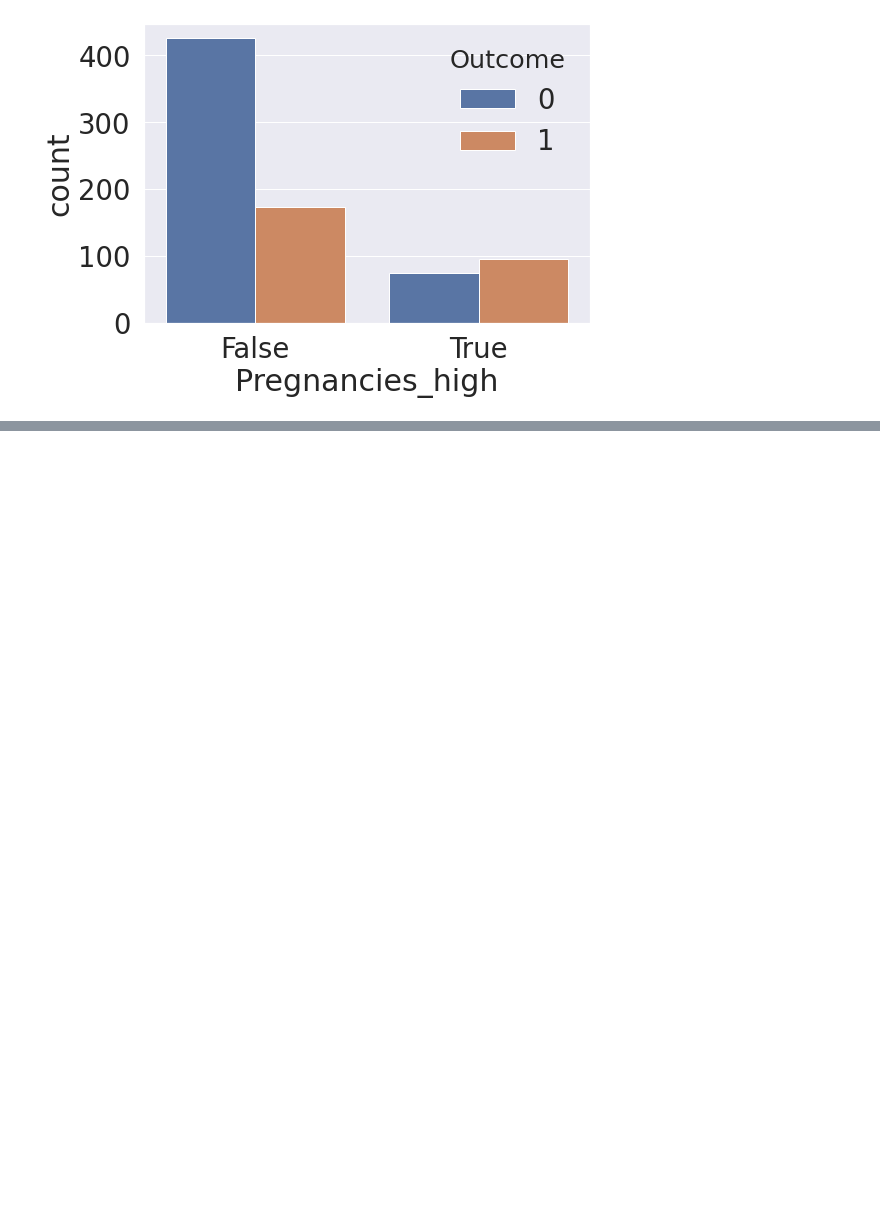
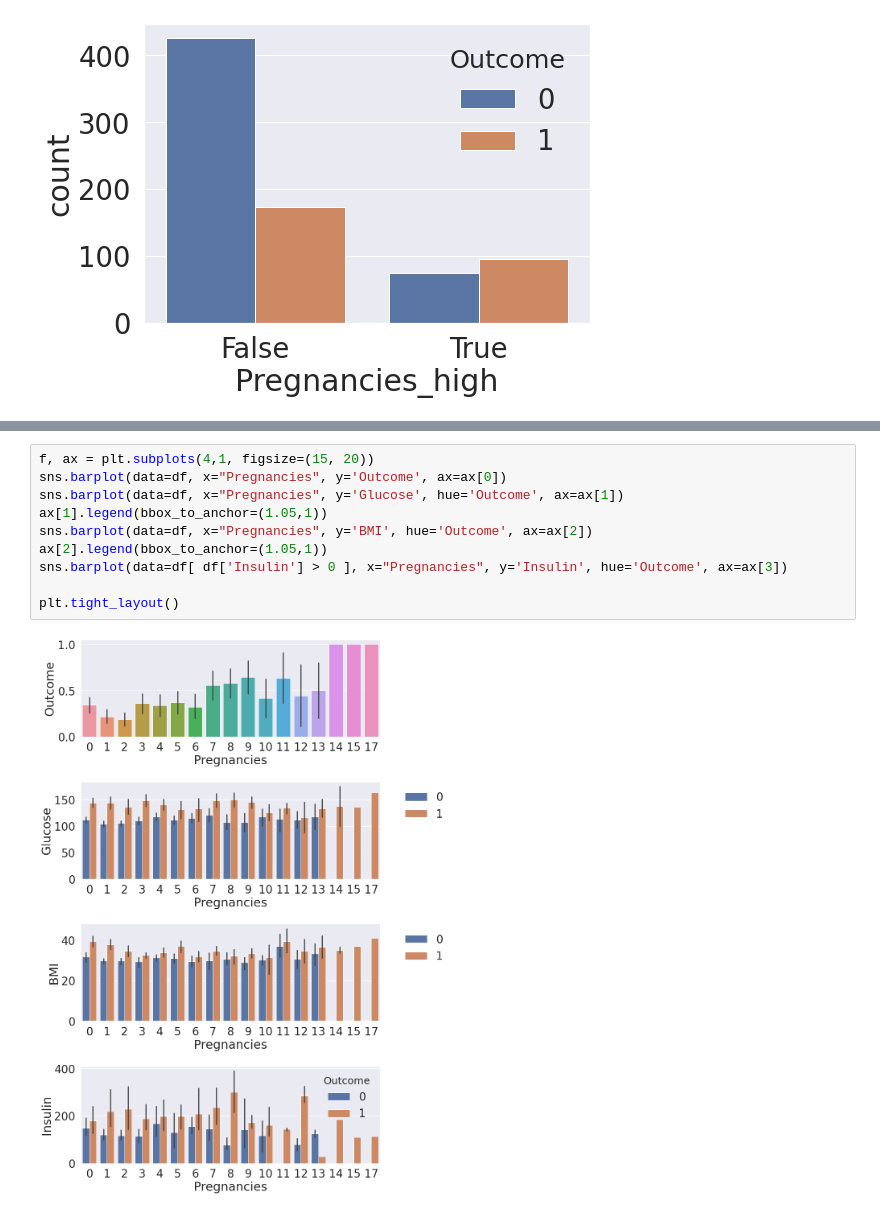
Before and after one commit to swoos91/KaggleStudy, a Jupyter notebook: Diabetes/Diabetes_EDA2.ipynb, the cells around one changed output, grey strips where cells are left out. Drawn from its saved outputs; the diff is of its cells as text; blank space fills up the shorter version.

```diff
--- a/Diabetes/Diabetes_EDA2.ipynb
+++ b/Diabetes/Diabetes_EDA2.ipynb
@@ -167,0 +181,12 @@ df_po.plot()
+# %%
+f, ax = plt.subplots(4,1, figsize=(15, 20))
+sns.barplot(data=df, x="Pregnancies", y='Outcome', ax=ax[0])
+sns.barplot(data=df, x="Pregnancies", y='Glucose', hue='Outcome', ax=ax[1])
+ax[1].legend(bbox_to_anchor=(1.05,1))
+sns.barplot(data=df, x="Pregnancies", y='BMI', hue='Outcome', ax=ax[2])
+ax[2].legend(bbox_to_anchor=(1.05,1))
+sns.barplot(data=df[ df['Insulin'] > 0 ], x="Pregnancies", y='Insulin', hue='Outcome', ax=ax[3])
+
+plt.tight_layout()
+# %% [output]
+[figure, added]
```
Also changed, not shown: parts of 10 cells of this notebook.
